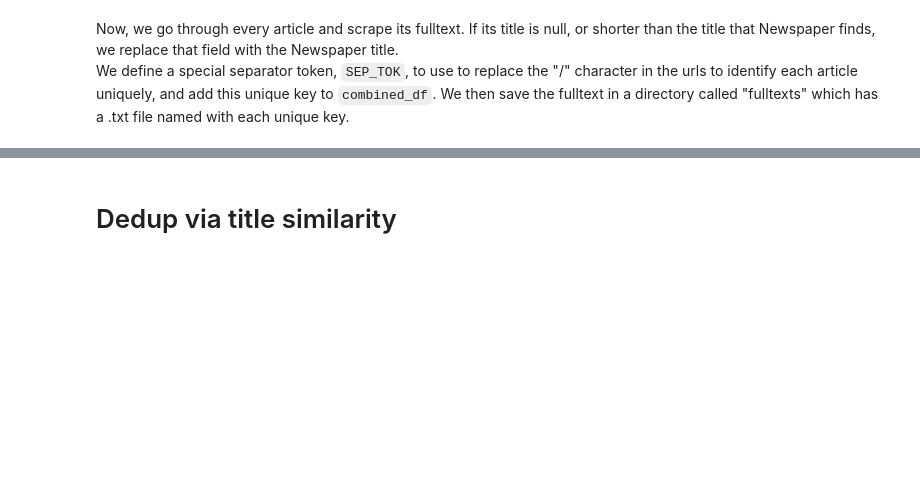
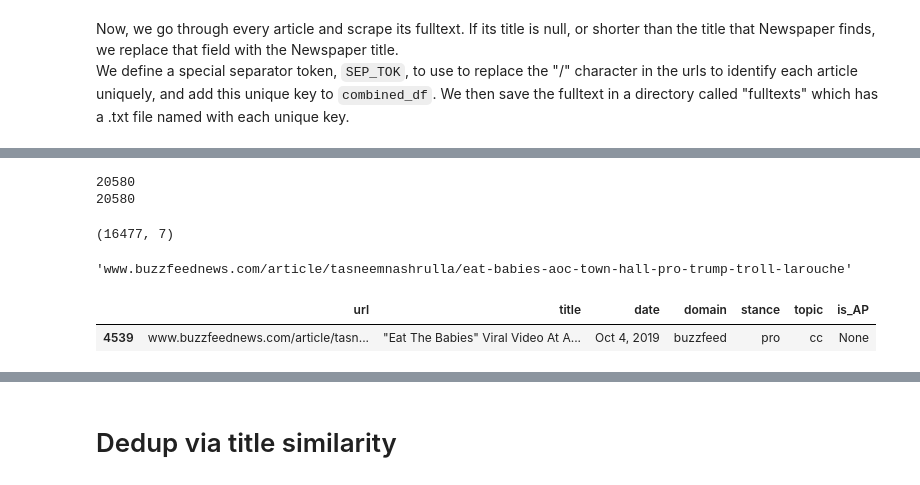
Before and after one commit to yiweiluo/GWStance, a Jupyter notebook: data_scraping/scraping_main.ipynb, the cells around one changed output, grey strips where cells are left out. Drawn from its saved outputs; the diff is of its cells as text; code cells hidden in the pictures; blank space fills up the shorter version.

```diff
--- a/data_scraping/scraping_main.ipynb
+++ b/data_scraping/scraping_main.ipynb
@@ -990,0 +1063,8 @@ for ix in urls_needed:
+# %%
+urls_needed_2_sans_rss = []
+for ix in urls_needed_2:
+    if ix in combined_df.index:
+        row = combined_df.loc[ix]
+        if not is_rss(row.url) and '/headlines/' not in row.url:
+            urls_needed_2_sans_rss.append(ix)
+len(urls_needed_2_sans_rss)
@@ -990,0 +1073,3 @@ for ix in urls_needed:
+# %%
+missing_df = combined_df.loc[urls_needed_2_sans_rss]
+#missing_df
@@ -991 +1161,44 @@ for ix in urls_needed:
+# %%
+from collections import Counter
+counted_fnames = Counter(os.listdir('fulltexts'))
+print(len(os.listdir('fulltexts')))
+print(len(counted_fnames))
+# %% [output]
+20580
+20580
+# %%
+fulltext_dir='./fulltexts/'
+fnames = set(os.listdir(fulltext_dir))
+
+def get_fulltext(url,fulltext_dir='./fulltexts/'):
+    fname = url.replace('/','[SEP]')
+    if fname+'.txt' in fnames or fname[:90]+'.txt' in fnames:
+        try:
+            with open(fulltext_dir+fname+'.txt','r') as f:
+                lines = f.readlines()
+        except OSError:
+            with open(fulltext_dir+fname[:90]+'.txt','r') as f:
+                lines = f.readlines()
+
+        return lines
+    return ""
+# %%
+urls_ft_df = [u for u in combined_df.url.values if
+             len(get_fulltext(u)) > 0]
+urls_ft_df = set(urls_ft_df)
+len(urls_ft_df)
+# %%
+combined_df_ft = combined_df.loc[combined_df.url.isin(urls_ft_df)]
+combined_df_ft.shape
+# %% [output]
+(16477, 7)
+# %%
+combined_df_ft.url.values[0]
+# %% [output]
+'www.buzzfeednews.com/article/tasneemnashrulla/eat-babies-aoc-town-hall-pro-trump-troll-larouche'
+# %%
+combined_df.loc[combined_df.url.isin(urls_ft_df)]
+# %% [output]
+|  | url | title | date | domain | stance | topic | is_AP |
+| 4539 | www.buzzfeednews.com/article/tasn... | "Eat The Babies" Viral Video At A... | Oct 4, 2019 | buzzfeed | pro | cc | None |
 # %%
```
Also changed, not shown: parts of 35 cells of this notebook.
